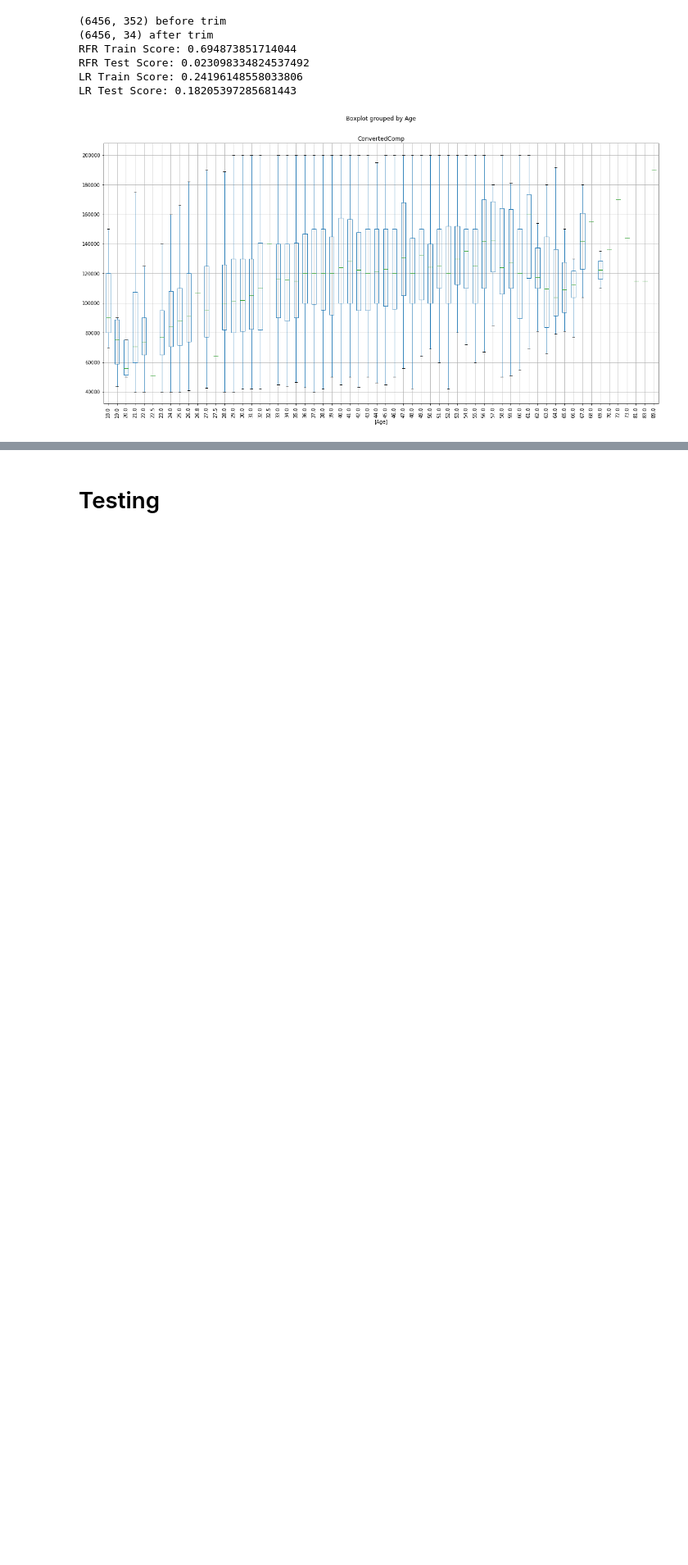
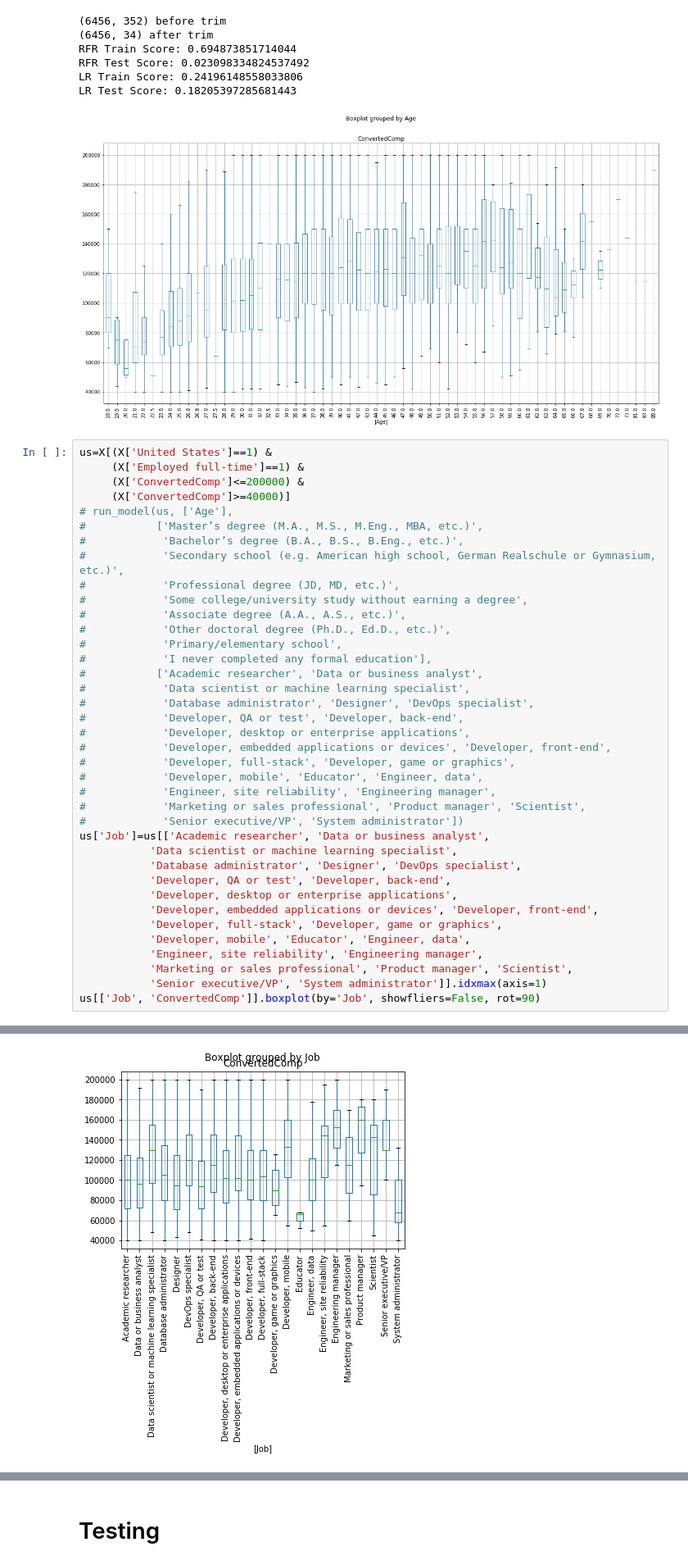
Before and after one commit to kevinclee26/salary_prediction, a Jupyter notebook: model/Untitled.ipynb, the cells around one changed output, grey strips where cells are left out. Shown at 82% size. Cells and saved outputs as stored; diff of their text form; blank space fills up the shorter version.

Commit message:
updated model

```diff
--- a/model/Untitled.ipynb
+++ b/model/Untitled.ipynb
@@ -459,3 +459,42 @@ RFR Test Score: 0.023098334824537492
 LR Train Score: 0.24196148558033806
 LR Test Score: 0.18205397285681443
 [figure]
+# %%
+us=X[(X['United States']==1) &
+     (X['Employed full-time']==1) &
+     (X['ConvertedComp']<=200000) &
+     (X['ConvertedComp']>=40000)]
+# run_model(us, ['Age'],
+#           ['Master’s degree (M.A., M.S., M.Eng., MBA, etc.)',
+#            'Bachelor’s degree (B.A., B.S., B.Eng., etc.)',
+#            'Secondary school (e.g. American high school, German Realschule or Gymnasium, etc.)',
+#            'Professional degree (JD, MD, etc.)',
+#            'Some college/university study without earning a degree',
+#            'Associate degree (A.A., A.S., etc.)',
+#            'Other doctoral degree (Ph.D., Ed.D., etc.)',
+#            'Primary/elementary school',
+#            'I never completed any formal education'],
+#           ['Academic researcher', 'Data or business analyst',
+#            'Data scientist or machine learning specialist',
+#            'Database administrator', 'Designer', 'DevOps specialist',
+#            'Developer, QA or test', 'Developer, back-end',
+#            'Developer, desktop or enterprise applications',
+#            'Developer, embedded applications or devices', 'Developer, front-end',
+#            'Developer, full-stack', 'Developer, game or graphics',
+#            'Developer, mobile', 'Educator', 'Engineer, data',
+#            'Engineer, site reliability', 'Engineering manager',
+#            'Marketing or sales professional', 'Product manager', 'Scientist',
+#            'Senior executive/VP', 'System administrator'])
+us['Job']=us[['Academic researcher', 'Data or business analyst',
+           'Data scientist or machine learning specialist',
+           'Database administrator', 'Designer', 'DevOps specialist',
+           'Developer, QA or test', 'Developer, back-end',
+           'Developer, desktop or enterprise applications',
+           'Developer, embedded applications or devices', 'Developer, front-end',
+           'Developer, full-stack', 'Developer, game or graphics',
+           'Developer, mobile', 'Educator', 'Engineer, data',
+           'Engineer, site reliability', 'Engineering manager',
+           'Marketing or sales professional', 'Product manager', 'Scientist',
+           'Senior executive/VP', 'System administrator']].idxmax(axis=1)
+us[['Job', 'ConvertedComp']].boxplot(by='Job', showfliers=False, rot=90)
+# %% [output]
@@ -461,0 +506 @@ LR Test Score: 0.18205397285681443
+[figure, added]
```
Also changed, not shown: parts of 2 cells of this notebook.
